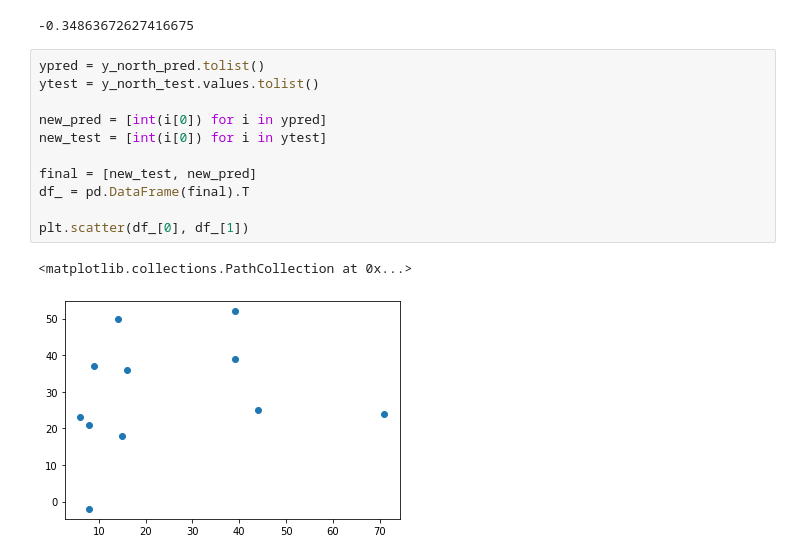
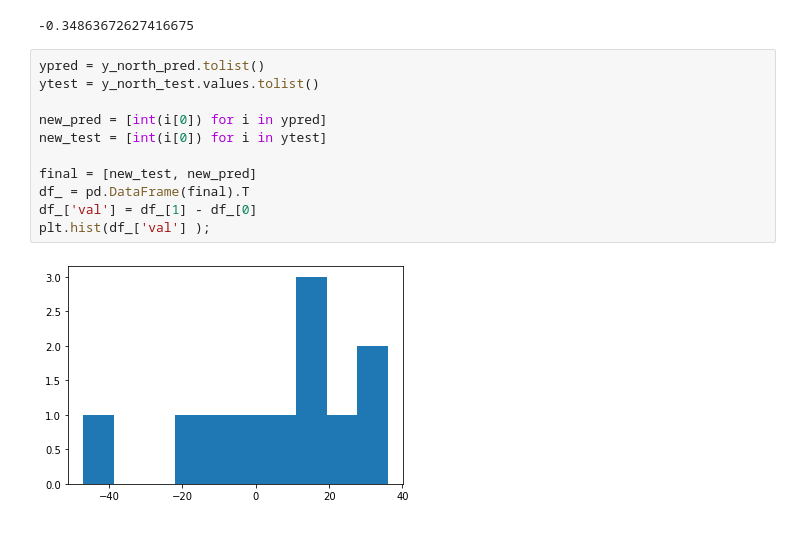
Before and after one commit to monastyrnaya1-vy/corr, a Jupyter notebook: corr.ipynb, the cells around one changed output. Saved outputs shown, nothing was run; the diff lists cells and outputs as text.

```diff
--- a/corr.ipynb
+++ b/corr.ipynb
@@ -275,14 +285,13 @@ model_north.score(X_north_test, y_north_test) # модель не предска
 # %%
 ypred = y_north_pred.tolist()
 ytest = y_north_test.values.tolist()
 
 new_pred = [int(i[0]) for i in ypred]
 new_test = [int(i[0]) for i in ytest]
 
 final = [new_test, new_pred]
 df_ = pd.DataFrame(final).T
-
-plt.scatter(df_[0], df_[1])
+df_['val'] = df_[1] - df_[0]
+plt.hist(df_['val'] );
 # %% [output]
-<matplotlib.collections.PathCollection at 0x...>
-[figure, old version]
+[figure, new version]
```
Also changed, not shown: parts of 5 cells of this notebook, 1 other file.
